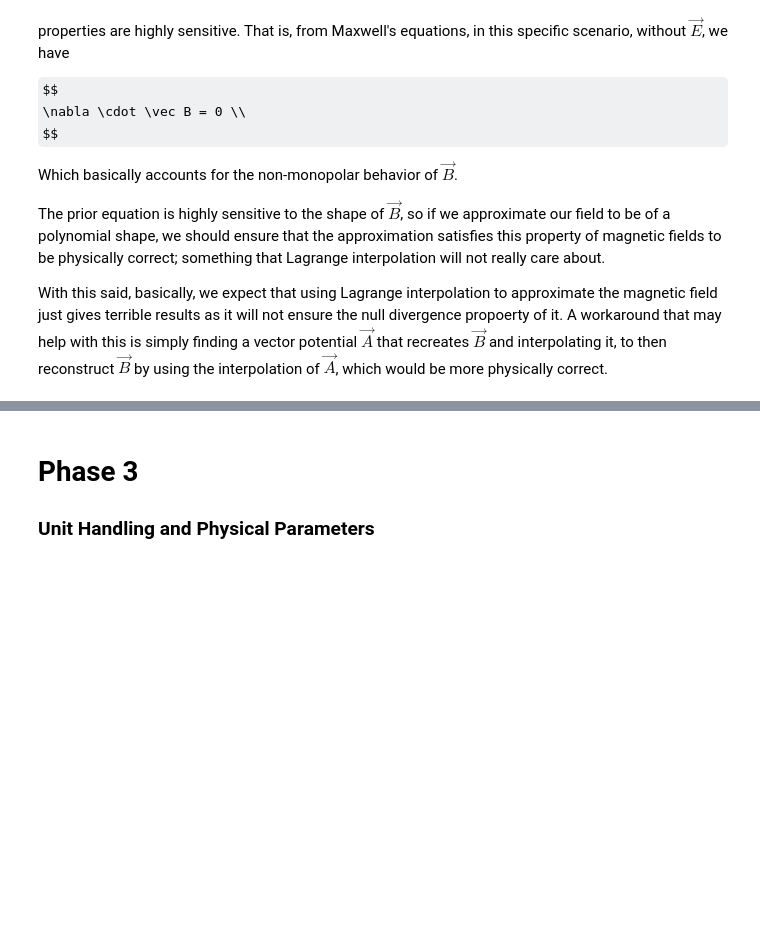
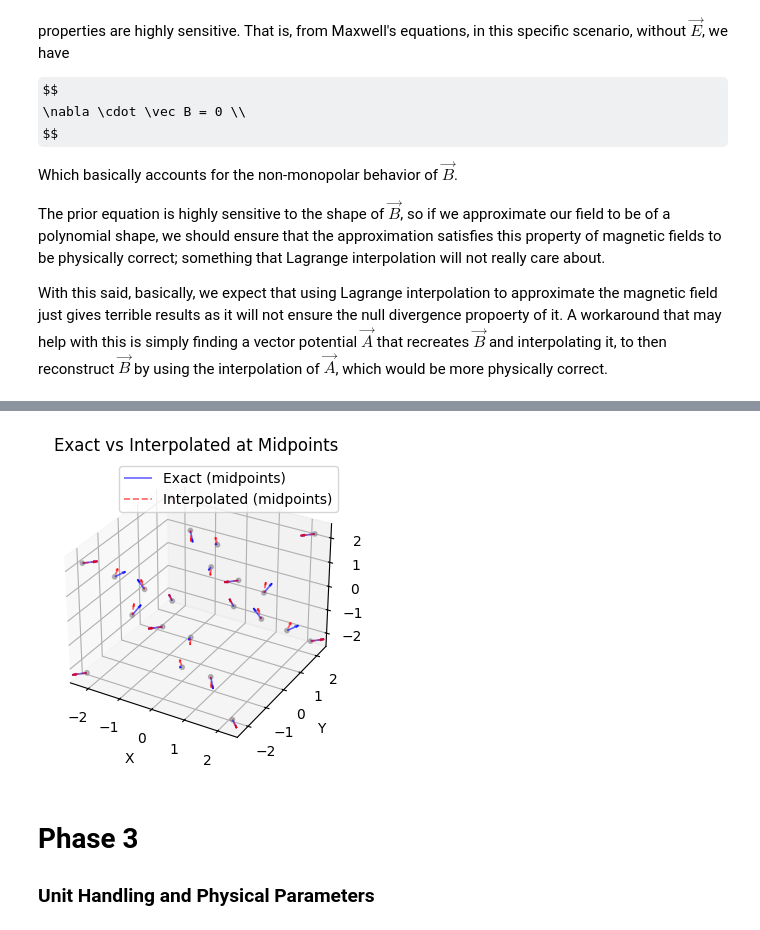
Before and after one commit to saacostad/ComputationalAstroPhysics, a Jupyter notebook: Project 1/project_1.ipynb, the cells around one changed output, grey strips where cells are left out. Drawn from its saved outputs; the diff is of its cells as text; code cells hidden in the pictures; some formulas as TeX source; blank space fills up the shorter version.

```diff
--- a/Project 1/project_1.ipynb
+++ b/Project 1/project_1.ipynb
@@ -196,3 +281,86 @@ With this said, basically, we expect that using Lagrange interpolation to approx
+# %%
+# Build the grid. In this case, as we'll show later on, we choose a grid from -3.0 to 3.0 on each dimention, and the
+# number of nodes we'll vary to demonstrate other stuff
+n = 5
+x_nodes = np.linspace(-3.0, 3.0, n)
+y_nodes = np.linspace(-3.0, 3.0, n)
+z_nodes = np.linspace(-3.0, 3.0, n)
+grid = (x_nodes, y_nodes, z_nodes)
+
+# Sample the field on the grid
+nx, ny, nz = len(x_nodes), len(y_nodes), len(z_nodes)
+field = np.zeros((nx, ny, nz, 3))
+for i in range(nx):
+    for j in range(ny):
+        for k in range(nz):
+            field[i, j, k] = earth_dipole_field((x_nodes[i], y_nodes[j], z_nodes[k]))
+
+# In order to show if the intertpolations works or not, we'll sample the field on some of the grid's midpoints, and compare this sample with
+# the real evaluation of the function on such points.
+# Midpoints
+x_mid = 0.5 * (x_nodes[:-1] + x_nodes[1:])
+y_mid = 0.5 * (y_nodes[:-1] + y_nodes[1:])
+z_mid = 0.5 * (z_nodes[:-1] + z_nodes[1:])
+
+# Create the samples from the exact and the interpolated function on the midpoints
+mid_pos = []
+B_exact_list = []
+B_interp_list = []
+
+for x in x_mid:
+    for y in y_mid:
+        for z in z_mid:
+            mid_pos.append([x, y, z])
+            B_exact_list.append(earth_dipole_field((x, y, z)))
+            B_interp_list.append(interpolate_vector_field((x, y, z), grid, field))
+
+# Convert to np.arrays just to make it plotable
+mid_pos = np.array(mid_pos)
+B_exact_arr = np.array(B_exact_list)
+B_interp_arr = np.array(B_interp_list)
+
+
+# Subsample the midpoints so everything is not a mess of arrows
+stride_grid = 4
+stride_mid = 3
+
+grid_idx = np.arange(0, len(grid_pos), stride_grid)
+mid_idx = np.arange(0, len(mid_pos), stride_mid)
+
+# Normalize arrows for visibility
+def normalize_arrows(B, scale=0.4):
+    norms = np.linalg.norm(B, axis=1, keepdims=True)
+    norms[norms < 1e-15] = 1.0
+    return scale * B / norms
+
+B_grid_norm = normalize_arrows(B_grid_arr[grid_idx])
+B_exact_norm = normalize_arrows(B_exact_arr[mid_idx])
+B_interp_norm = normalize_arrows(B_interp_arr[mid_idx])
+
+# Plot (GeminAI helped me with the arrow's plotting and all of that)
+fig = plt.figure()
+
+ax1 = fig.add_subplot(122, projection='3d')
+ax1.scatter(*mid_pos[mid_idx].T, c='gray', s=10, alpha=0.5)
+ax1.quiver(
+    *mid_pos[mid_idx].T, *B_exact_norm.T,
+    color='blue', alpha=0.6, linewidth=1.2, label='Exact (midpoints)'
+)
+ax1.quiver(
+    *mid_pos[mid_idx].T, *B_interp_norm.T,
+    color='red', alpha=0.6, linewidth=1.2, linestyle='dashed', label='Interpolated (midpoints)'
+)
+ax1.set_title('Exact vs Interpolated at Midpoints')
+ax1.set_xlabel('X')
+ax1.set_ylabel('Y')
+ax1.set_zlabel('Z')
+ax1.legend()
+
+plt.tight_layout()
+plt.savefig('dipole_interpolation.png', dpi=150)
+plt.show()
+# %% [output]
+[figure, added]
 # %% [markdown]
 # Phase 3
 <H3>Unit Handling and Physical Parameters</H3>
```
Also changed, not shown: parts of 15 cells of this notebook.
